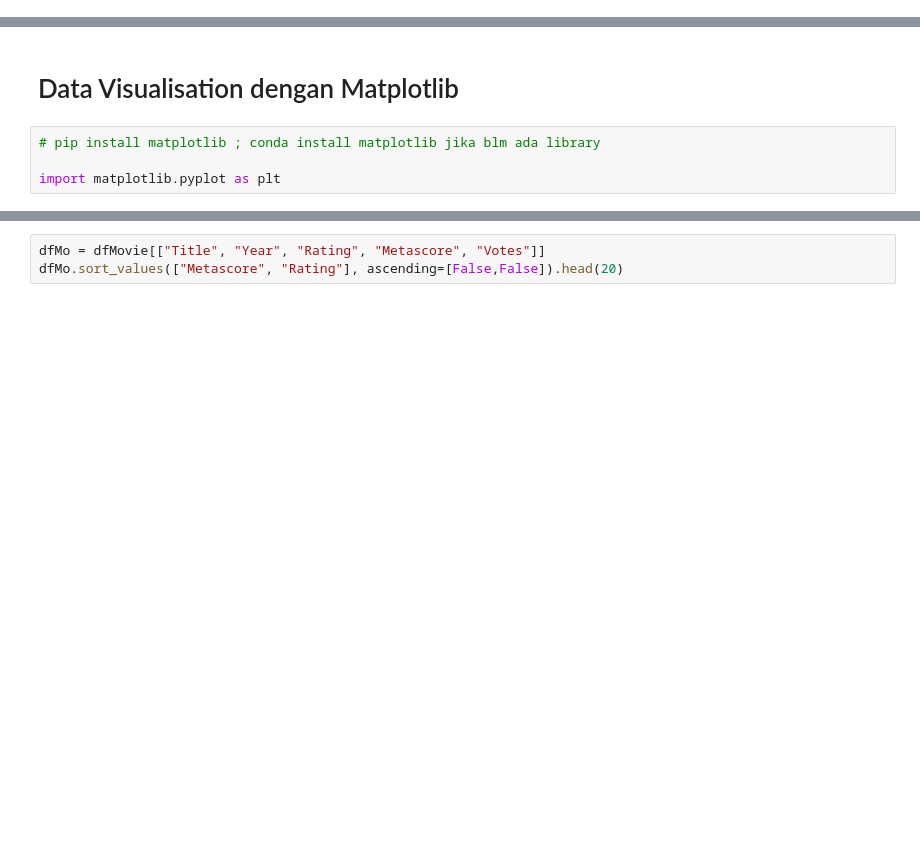
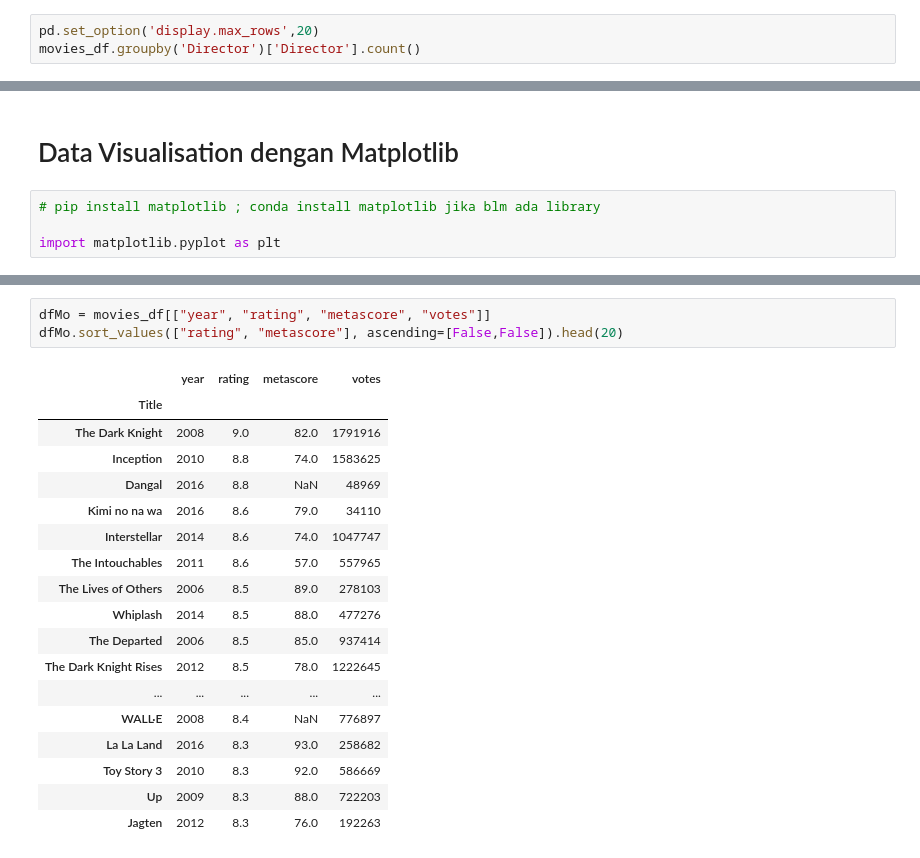
Before and after one commit to ferdinand-winstein/py-dts, a Jupyter notebook: Extra Courses/Pandas/Python Extra Courses - Pandas.ipynb, the cells around one changed output, grey strips where cells are left out. Cells and saved outputs as stored; diff of their text form; blank space fills up the shorter version.

```diff
--- a/Extra Courses/Pandas/Python Extra Courses - Pandas.ipynb
+++ b/Extra Courses/Pandas/Python Extra Courses - Pandas.ipynb
@@ -697,6 +362,9 @@ temp_df2.drop_duplicates(inplace=True, keep=False)
 temp_df2.shape
 # %% [markdown]
 ### Menghapus Duplikat berdasarkan 1 kolom
+# %%
+pd.set_option('display.max_rows',20)
+movies_df.groupby('Director')['Director'].count()
 # %%
 temp_df3 = movies_df
 
@@ -864,3 +555,22 @@ plt.show()
 # %%
-dfMo = dfMovie[["Title", "Year", "Rating", "Metascore", "Votes"]]
-dfMo.sort_values(["Metascore", "Rating"], ascending=[False,False]).head(20)
+dfMo = movies_df[["year", "rating", "metascore", "votes"]]
+dfMo.sort_values(["rating", "metascore"], ascending=[False,False]).head(20)
+# %% [output]
+|  | year | rating | metascore | votes |
+| Title |  |  |  |  |
+| The Dark Knight | 2008 | 9.0 | 82.0 | 1791916 |
+| Inception | 2010 | 8.8 | 74.0 | 1583625 |
+| Dangal | 2016 | 8.8 | NaN | 48969 |
+| Kimi no na wa | 2016 | 8.6 | 79.0 | 34110 |
+| Interstellar | 2014 | 8.6 | 74.0 | 1047747 |
+| The Intouchables | 2011 | 8.6 | 57.0 | 557965 |
+| The Lives of Others | 2006 | 8.5 | 89.0 | 278103 |
+| Whiplash | 2014 | 8.5 | 88.0 | 477276 |
+| The Departed | 2006 | 8.5 | 85.0 | 937414 |
+| The Dark Knight Rises | 2012 | 8.5 | 78.0 | 1222645 |
+| ... | ... | ... | ... | ... |
+| WALL·E | 2008 | 8.4 | NaN | 776897 |
+| La La Land | 2016 | 8.3 | 93.0 | 258682 |
+| Toy Story 3 | 2010 | 8.3 | 92.0 | 586669 |
+| Up | 2009 | 8.3 | 88.0 | 722203 |
+| Jagten | 2012 | 8.3 | 76.0 | 192263 |
```
Also changed, not shown: parts of 56 cells of this notebook, 4 other files.
